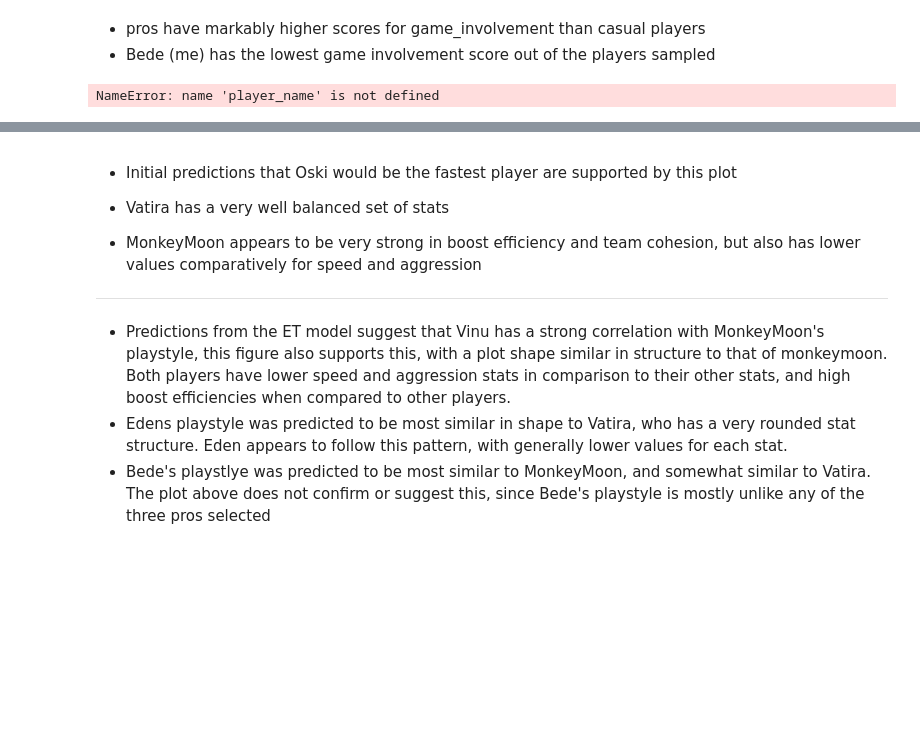
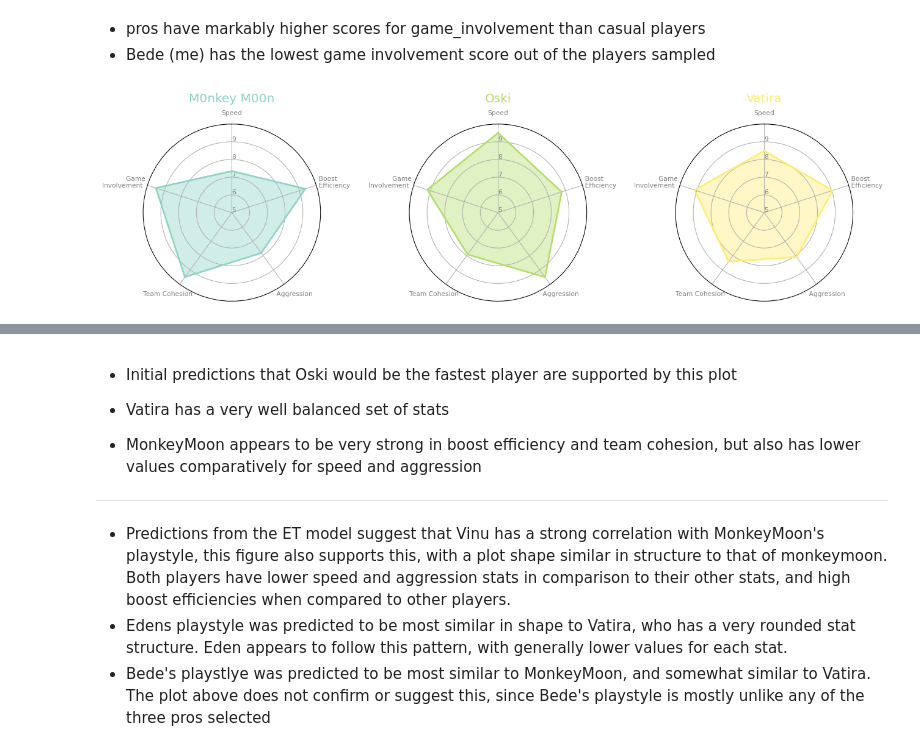
Before and after one commit to boay00/capstone-GA, a Jupyter notebook: 2-cleaning-EDA/code/pro-EDA.ipynb, the cells around one changed output, grey strips where cells are left out. Drawn from its saved outputs; the diff is of its cells as text; code cells hidden in the pictures; blank space fills up the shorter version.

```diff
--- a/2-cleaning-EDA/code/pro-EDA.ipynb
+++ b/2-cleaning-EDA/code/pro-EDA.ipynb
@@ -456,7 +456,6 @@ monkeymoon    8.607200
 dtype: float64
 # %%
 max_speed = max((speed_df_pros.count_powerslide / 10
-                    ) + (speed_df_pros.count_powerslide / 10
                     ) + (speed_df_pros.avg_speed_percentage / 10
                     ) + (speed_df_pros.percent_high_air
                     ) + ((speed_df_pros.percent_low_air / speed_df_pros.percent_ground) * 9
@@ -678,3 +677,9 @@ game_involvement_df = pd.concat([game_involvement_df_pros, game_involvement_df_c
+# %%
+speed_df = speed_df_pros
+boost_efficiency_df = boost_efficiency_df_pros
+aggression_df = aggression_df_pros
+team_cohesion_df = team_cohesion_df_pros
+game_involvement_df = game_involvement_df_pros
 # %%
 max_team_cohesion
 # %% [output]
@@ -685,7 +690,6 @@ max_team_cohesion
 
 
 speed_df['speed'] = (speed_df.count_powerslide / 10
-                    ) + (speed_df.count_powerslide / 10
                     ) + (speed_df.avg_speed_percentage / 10
                     ) + (speed_df.percent_high_air
                     ) + ((speed_df.percent_low_air / speed_df.percent_ground) * 9
@@ -694,7 +698,7 @@ speed_df['speed'] = (speed_df.count_powerslide / 10
 
 speed_df['speed'] = speed_df['speed'] / max_speed * 9.5
 
-boost_efficiency_df['boost_efficiency'] = boost_efficiency_df.avg_amount * (((boost_efficiency_df.amount_collected_small / boost_efficiency_df.amount_collected
+boost_efficiency_df['boost_efficiency'] = speed_df.avg_speed_percentage * (((boost_efficiency_df.amount_collected_small / boost_efficiency_df.amount_collected
                                           ) * 25) + ((boost_efficiency_df.bcpm / boost_efficiency_df.avg_speed_percentage
                                           )) + (1 / (boost_efficiency_df.amount_overfill / boost_efficiency_df.amount_collected)
                                           ) + (0.8 / (boost_efficiency_df.amount_used_while_supersonic / boost_efficiency_df.amount_collected)
@@ -705,7 +709,7 @@ boost_efficiency_df['boost_efficiency'] = boost_efficiency_df.avg_amount * (((bo
                                                / (boost_efficiency_df.percent_boost_0_25
                                                 + boost_efficiency_df.percent_boost_25_50)
                                               ) * 10)
-) / 250
+) / 330
 
 
 
@@ -826,22 +810,28 @@ game_involvement_df
 
 # Set data
 df = pd.DataFrame({
-'group': [player_name],
-"""speed""": [speed_df[speed_df.index == player_name].speed
+'group': ['M0nkey M00n', 'Oski', 'Vatira'],
+"""Speed""": [speed_df[speed_df.index == 'monkeymoon'].speed
+, speed_df[speed_df.index == 'oski'].speed
+, speed_df[speed_df.index == 'vati'].speed]
+,
+"""  Boost
+       Efficiency""": [boost_efficiency_df[boost_efficiency_df.index == 'monkeymoon'].boost_efficiency
+,boost_efficiency_df[boost_efficiency_df.index == 'oski'].boost_efficiency
+,boost_efficiency_df[boost_efficiency_df.index == 'vati'].boost_efficiency
 ],
-"""  boost
-       efficiency""": [    boost_efficiency_df[boost_efficiency_df.index == ].boost_efficiency
-
+"""    Aggression""": [    aggression_df[aggression_df.index == 'monkeymoon'].aggression
+,aggression_df[aggression_df.index == 'oski'].aggression
+,aggression_df[aggression_df.index == 'vati'].aggression
 ],
-"""aggression""": [    aggression_df[aggression_df.index == player_name].aggression
-
+"""Team Cohesion     """: [    team_cohesion_df[team_cohesion_df.index == 'monkeymoon'].team_cohesion
+,team_cohesion_df[team_cohesion_df.index == 'oski'].team_cohesion
+,team_cohesion_df[team_cohesion_df.index == 'vati'].team_cohesion
 ],
-"""team cohesion     """: [    team_cohesion_df[team_cohesion_df.index == player_name].team_cohesion
-
-],
-"""   game
-involvement          """: [    game_involvement_df[game_involvement_df.index == player_name].game_involvement
-
+"""   Game
+Involvement              """: [    game_involvement_df[game_involvement_df.index == 'monkeymoon'].game_involvement
+,game_involvement_df[game_involvement_df.index == 'oski'].game_involvement
+,game_involvement_df[game_involvement_df.index == 'vati'].game_involvement
 ]
 })
 
@@ -856,42 +846,46 @@ def make_spider( row, title, color):
     angles += angles[:1]
 
     # Initialise the spider plot
-    ax = plt.subplot(1,1,row+1, polar=True)
+    ax = plt.subplot(1,3,row+1, polar=True)
+    plt.subplots_adjust(wspace=0.3)
 
     # If you want the first axis to be on top:
     ax.set_theta_offset(pi / 2)
     ax.set_theta_direction(-1)
 
     # Draw one axe per variable + add labels labels yet
-    plt.xticks(angles[:-1], categories, color='grey', size=8)
+    plt.xticks(angles[:-1], categories, color='grey', size=10)
 
     # Draw ylabels
     ax.set_rlabel_position(0)
-    plt.yticks([1,2,3,4,5,6,7,8,9], ['1',"2",'3',"4",'5',"6",'7', "8",'9'], color="grey", size=7)
+    plt.yticks([1,2,3,4,5,6,7,8,9], ['1',"2",'3',"4",'5',"6",'7', "8",'9'], color="grey", size=10)
     plt.ylim(5,10)
 
     # Ind1
     values=df.loc[row].drop('group').values.flatten().tolist()
     values += values[:1]
     ax.plot(angles, values, color=color, linewidth=2, linestyle='solid')
     ax.fill(angles, values, color=color, alpha=0.4)
 
     # Add a title
-    plt.title(title, size=11, color=color, y=1.1)
+    plt.title(title, size=15, color=color, y=1.1)
+
 
 
 # initialize the figure
 my_dpi=96
-plt.figure(figsize=(1200/my_dpi, 1500/my_dpi), dpi=my_dpi)
+plt.figure(figsize=(1500/my_dpi, 1500/my_dpi), dpi=my_dpi)
 
 # Create a color palette:
-my_palette = plt.cm.get_cmap('Set2', len(df.index))
+my_palette = plt.cm.get_cmap('Set3', len(df.index))
 
 # Loop to plot
 for row in range(0, len(df.index)):
     make_spider( row=row, title=df['group'][row], color=my_palette(row))
+
+plt.savefig('pros-playstyle.png', bbox_inches = 'tight')
 # %% [output]
-NameError: name 'player_name' is not defined
+[figure, added]
 # %%
 ## radar plot code taken from github example and adapted for personal needs
 
```
Also changed, not shown: parts of 8 cells of this notebook, 30 other files.
